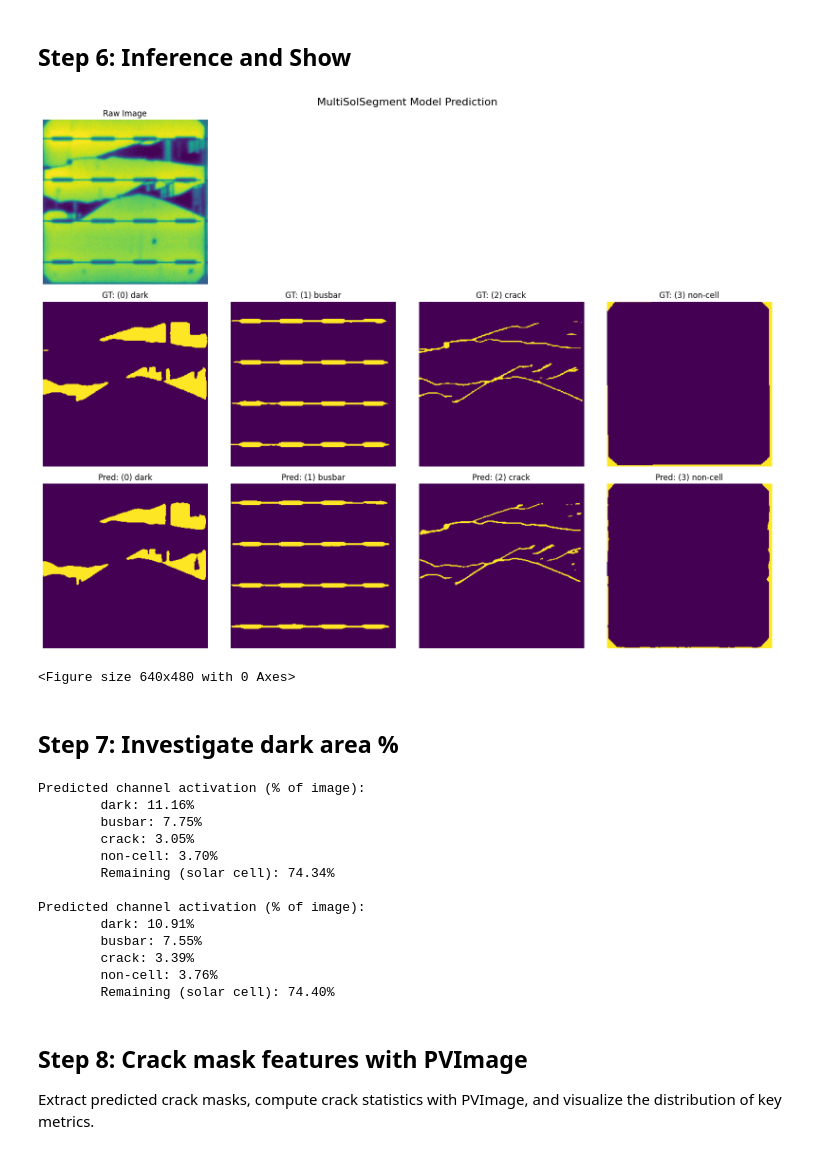
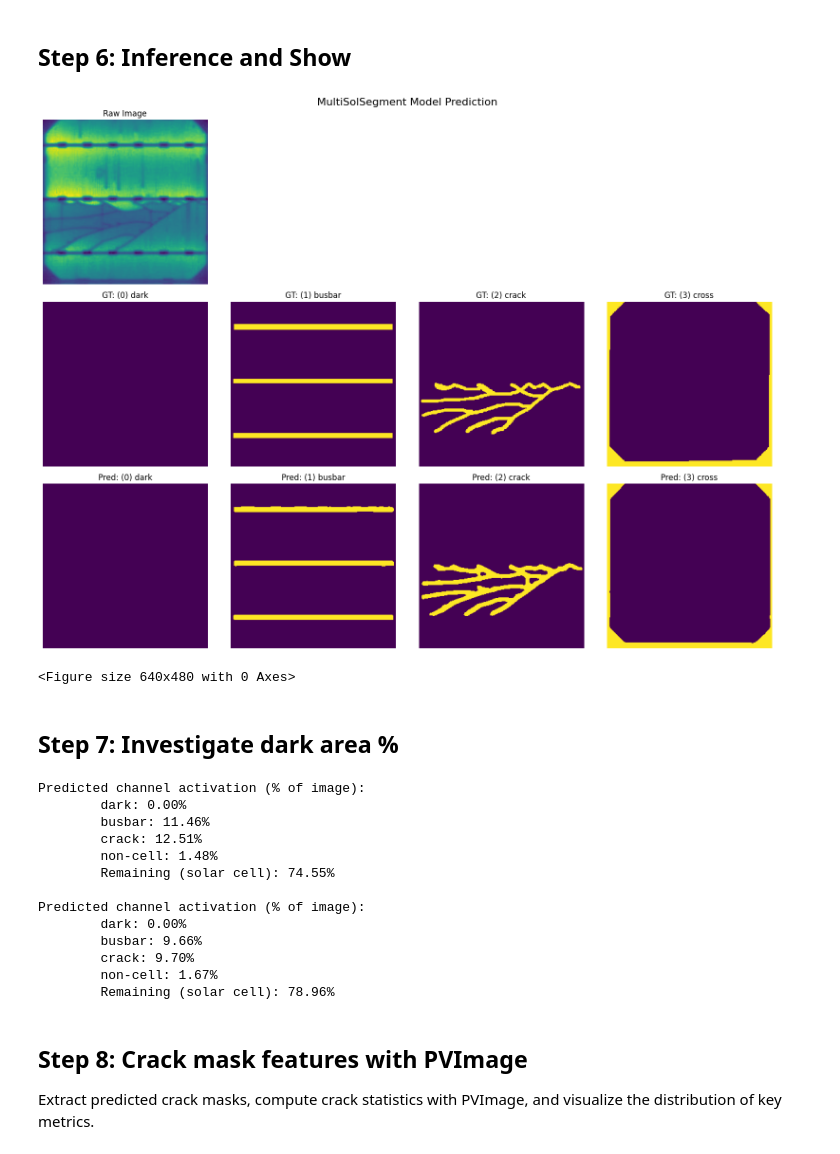
Before and after one commit to sandialabs/pvcracks, a Jupyter notebook: docs/Examples/example_download_run_multisolsegment_benchmarking.ipynb, the cells around one changed output. Drawn from its saved outputs; the diff is of its cells as text; code cells hidden in the pictures.

```diff
--- a/docs/Examples/example_download_run_multisolsegment_benchmarking.ipynb
+++ b/docs/Examples/example_download_run_multisolsegment_benchmarking.ipynb
@@ -113,12 +116,14 @@ threshold = 0.5  # default
 # %% [markdown]
 ## Step 6: Inference and Show
 # %%
+idx = 6
+
 viz_functions.channeled_inference_and_show(
     val_loader, device, model, category_mapping, idx, threshold, custom_title="MultiSolSegment Model Prediction"
 )
 plt.savefig("mss_model_prediction.png", dpi=300)
 # %% [output]
-[figure, old version]
+[figure, new version]
 <Figure size 640x480 with 0 Axes>
 # %% [markdown]
 ## Step 7: Investigate dark area %
@@ -189,18 +194,18 @@ print_channel_activation_percentages(gt_percentages)
 print_channel_activation_percentages(pred_percentages)
 # %% [output]
 Predicted channel activation (% of image):
-        dark: 11.16%
-        busbar: 7.75%
-        crack: 3.05%
-        non-cell: 3.70%
-        Remaining (solar cell): 74.34%
+        dark: 0.00%
+        busbar: 11.46%
+        crack: 12.51%
+        non-cell: 1.48%
+        Remaining (solar cell): 74.55%
 
 Predicted channel activation (% of image):
-        dark: 10.91%
-        busbar: 7.55%
-        crack: 3.39%
-        non-cell: 3.76%
-        Remaining (solar cell): 74.40%
+        dark: 0.00%
+        busbar: 9.66%
+        crack: 9.70%
+        non-cell: 1.67%
+        Remaining (solar cell): 78.96%
 # %% [markdown]
 ## Step 8: Crack mask features with PVImage
 
```
Also changed, not shown: parts of 15 cells of this notebook, 3 other files.
